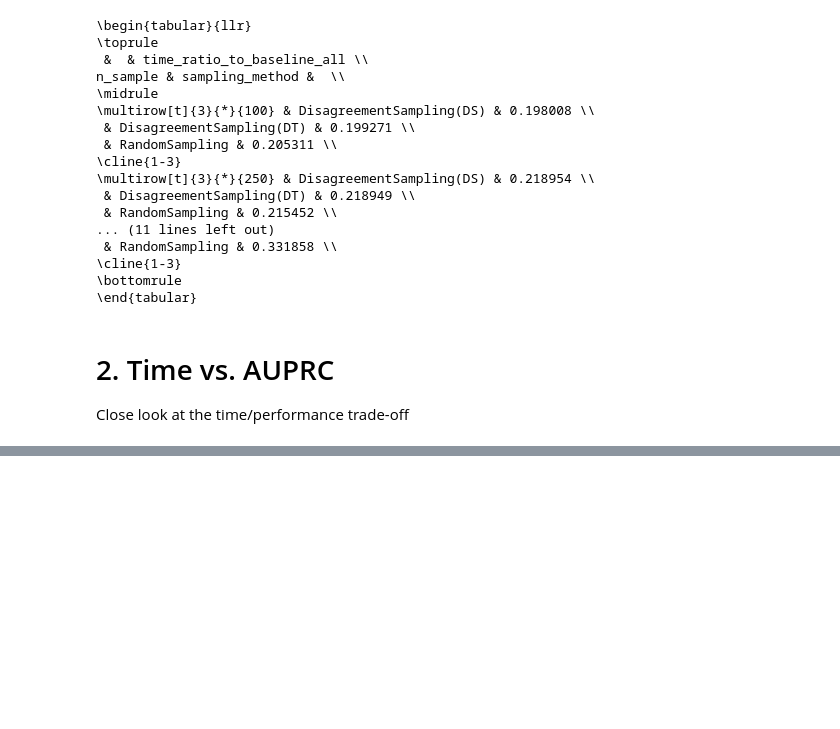
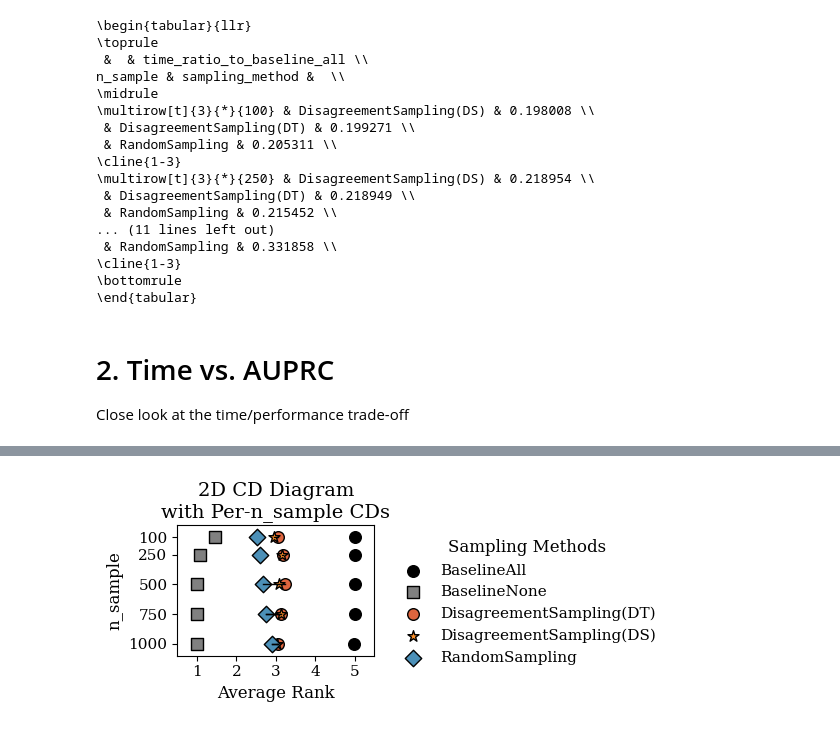
Before and after one commit to sintija-s/sudssl, a Jupyter notebook: 3_evaluation_time.ipynb, the cells around one changed output, grey strips where cells are left out. Cells and saved outputs as stored; diff of their text form; code cells hidden in the pictures; blank space fills up the shorter version.

```diff
--- a/3_evaluation_time.ipynb
+++ b/3_evaluation_time.ipynb
@@ -7,6 +7,7 @@ from itertools import product
 import matplotlib.pyplot as plt
 from matplotlib.colors import ListedColormap, to_rgb
 from matplotlib.lines import Line2D
+import matplotlib.lines as mlines
 import seaborn as sns
 import numpy as np
 import warnings
@@ -37,6 +38,13 @@ color_dict = {
     'RandomSampling': COLORS[0],
     # add other sampling methods as needed
 }
+style_map = {
+    'BaselineAll':    (color_dict['BaselineAll'], 'o'),
+    'BaselineNone':  (color_dict['BaselineNone'], 's'),
+    'DisagreementSampling(DT)':    (color_dict['DisagreementSampling(DT)'], 'o'),
+    'DisagreementSampling(DS)':  (color_dict['DisagreementSampling(DS)'], '*'),
+    'RandomSampling':    (color_dict['RandomSampling'], 'D'),
+}
 # %% [markdown]
 # 0. Load Result Data
 # %%
@@ -146,0 +219,8 @@ Close look at the time/performance trade-off
+# %%
+join_on = ['dataset', 'n_labeled', 'n_sample']
+df_best_daDT = df_best[df_best['sampling_method'] == 'DisagreementSampling(DT)']
+df_best_daDS = df_best[df_best['sampling_method'] == 'DisagreementSampling(DS)'][join_on + ['value_total_time']]
+df_best_ra = df_best[df_best['sampling_method'] == 'RandomSampling'][join_on + ['value_total_time']]
+# %%
+df_plot = pd.merge(df_best_daDT, df_best_daDS, on=join_on, how='left')
+df_plot = pd.merge(df_plot, df_best_ra, on=join_on, how='left')
@@ -146,0 +248,39 @@ Close look at the time/performance trade-off
+# %%
+fig, ax = plt.subplots(figsize=(6, 2.5))
+
+# Plot each method's average rank across fractions
+for i, method in enumerate(['BaselineAll', 'BaselineNone', 'DisagreementSampling(DT)',
+                            'DisagreementSampling(DS)', 'RandomSampling']):
+    color, marker = style_map[method]
+    ax.scatter(np.array(ranks_per_fraction)[:, i], fractions, color=color,
+               marker=marker, label=method, s=70, edgecolor='k')
+
+# Add CD lines (Nemenyi non-significant comparisons) per row
+for i, (frac, cd) in enumerate(zip(fractions, cds_per_fraction)):
+    row = ranks_per_fraction[i]
+    for j in range(len(competitors)):
+        for k in range(j + 1, len(competitors)):
+            if abs(row[j] - row[k]) <= cd:
+                x1, x2 = row[j], row[k]
+                ax.plot([x1, x2], [frac, frac], color='black', linewidth=1)
+
+# Axis formatting
+ax.set_ylim(0, 1100)
+ax.set_xlim(0.5, len(competitors) + 0.5)
+ax.set_yticks(fractions)
+ax.set_xlabel("Average Rank")
+ax.set_ylabel("n_sample")
+ax.invert_yaxis()  # Optional: puts 1.0 on bottom
+ax.set_title("2D CD Diagram\nwith Per-n_sample CDs")
+
+# Add rank numbers at the top
+ax.set_xticks(np.arange(1, len(competitors) + 1))
+ax.set_xticklabels(np.arange(1, len(competitors) + 1))
+
+# Legend
+ax.legend(title="Sampling Methods", bbox_to_anchor=(1.05, 1), loc='upper left')
+plt.tight_layout()
+plt.savefig('plots/3_3_time_vs_nsample.pdf', bbox_inches='tight')
+plt.show()
+# %% [output]
+[figure, added]
```
Also changed, not shown: parts of 6 cells of this notebook, 9 other files.
